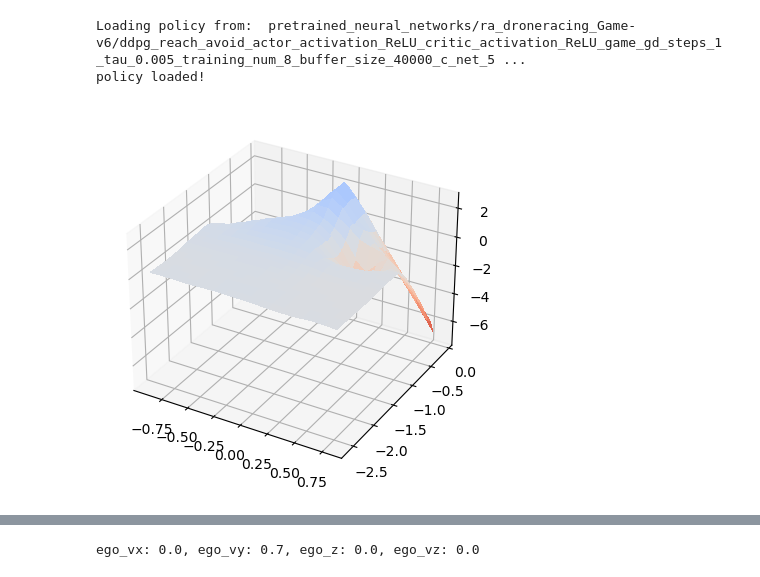
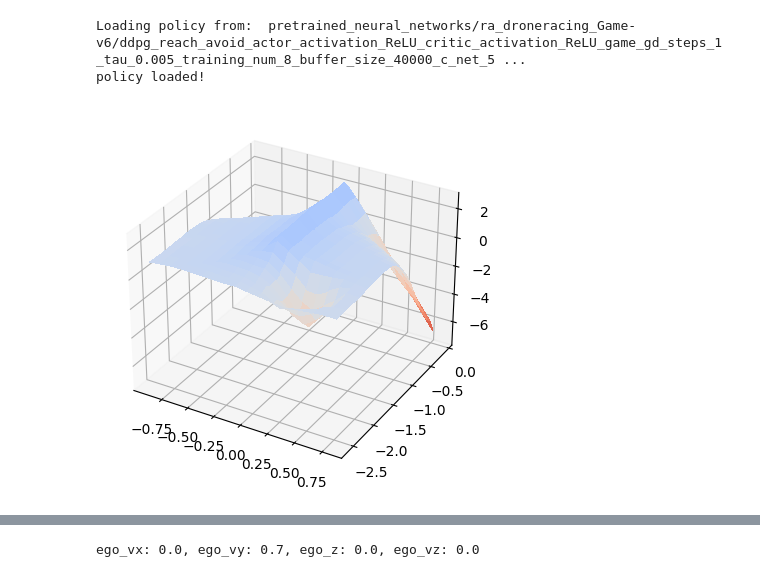
Before and after one commit to ebonyelsmith/Hierarchical_Probabilistic_Verification, a Jupyter notebook: experiment_script/droneracing_post_training_DDPG_eval_new_ebonye_updated_nodisturbance_newest_pipeline.ipynb, the cells around one changed output, grey strips where cells are left out. Saved outputs shown, nothing was run; the diff lists cells and outputs as text; code cells hidden in the pictures.

```diff
--- a/experiment_script/droneracing_post_training_DDPG_eval_new_ebonye_updated_nodisturbance_newest_pipeline.ipynb
+++ b/experiment_script/droneracing_post_training_DDPG_eval_new_ebonye_updated_nodisturbance_newest_pipeline.ipynb
@@ -365,51 +369,54 @@ ad_vy = 0.3
 ad_z = 0.0
 ad_vz = 0.0
 
-test_array = np.array([-0.69230198, ego_vx, -0.9, ego_vy, ego_z, ego_vz, -ad_x, ad_vx, -0.89, ad_vy, ad_z, ad_vz])
+# test_array = np.array([-0.69230198, ego_vx, -0.9, ego_vy, ego_z, ego_vz, -ad_x, ad_vx, -0.89, ad_vy, ad_z, ad_vz])
+
+# test_array = np.array([ 0.25685788,  0.02649327, -2.30894741,  0.6951199,   0.05,  0.0,
+#  -0.31473293,  0.14431134, -2.17174654,  0.39373078,  0.0,  0.0])
 
 # test_array = np.array([ 0.39257039,  0.06609452, -0.21904182, -0.48617149,  0.01547099,  0.02840657,
   # 0.16452754, -0.09641744, -1.72,        0.3,         0.,          0.        ])
 # test_array = np.array([ 0.53599864,  0.11607067, -0.25191225, -0.56366961, -0.12677156, -0.53227077,
 #   0.16618932, -0.09328168, -1.72,        0.3,         0.,          0.        ])
 
 # test_array = np.array([
 #     -0.66022104,  0.56769637, -2.07759241,  0.89082305, -0.02117593, -0.17434851,
 #   0.30126442, -0.17482849, -2.02,        0.3,         0.,          0.        ])
 
 # test_array = np.array([-0.69230198,  0.37234456, -2.14785555,  0.68851169, -0.01525332, -0.06848429,
 #   0.31982399, -0.18559575, -2.05,        0.3,         0.,          0.        ])
 # # np.array([ 0.97249558,  0.08206725,  0.15634537,  0.19560999, -0.14559874, -0.31301749,
 # #   0.23751561, -0.13589741, -1.9,         0.3,         0.,          0.        ])
 
 # test_array = np.array([ 0.28168909,  0.05126452, -1.03617789,  0.88711475, -0.30294119,  0.00639755,
 #   0.1400642,  -0.07913508, -1.63,        0.3,         0.,          0.       ])
-ego_vx = test_array[1]
-ego_vy = test_array[3]
-ego_z = test_array[4]
-ego_vz = test_array[5]
-ad_x = test_array[6]
-ad_vx = test_array[7]
-ad_y = test_array[8]
-ad_vy = test_array[9]
-ad_z = test_array[10]
-ad_vz = test_array[11]
+# ego_vx = test_array[1]
+# ego_vy = test_array[3]
+# ego_z = test_array[4]
+# ego_vz = test_array[5]
+# ad_x = test_array[6]
+# ad_vx = test_array[7]
+# ad_y = test_array[8]
+# ad_vy = test_array[9]
+# ad_z = test_array[10]
+# ad_vz = test_array[11]
 X_V = X
 Y_V = Y
 for ii in tqdm(range(V.shape[0])):
     for jj in range(V.shape[1]):
         tmp_point = torch.tensor([
             X[ii,jj], ego_vx,
             Y[ii,jj], ego_vy,
             ego_z, ego_vz,
             ad_x,  ad_vx,
             ad_y, ad_vy,
             ad_z, ad_vz
         ])
         V[ii,jj] = evaluate_V( tmp_point )
 surf = ax.plot_surface(X, Y, V, cmap=cm.coolwarm_r,vmin= V.min(), vmax=-V.min(),
                         linewidth=0, antialiased=False)
 # %% [output]
-[figure, old version]
+[figure, new version]
 # %%
 import seaborn as sns
 
```
Also changed, not shown: parts of 16 cells of this notebook, 4 other files.
